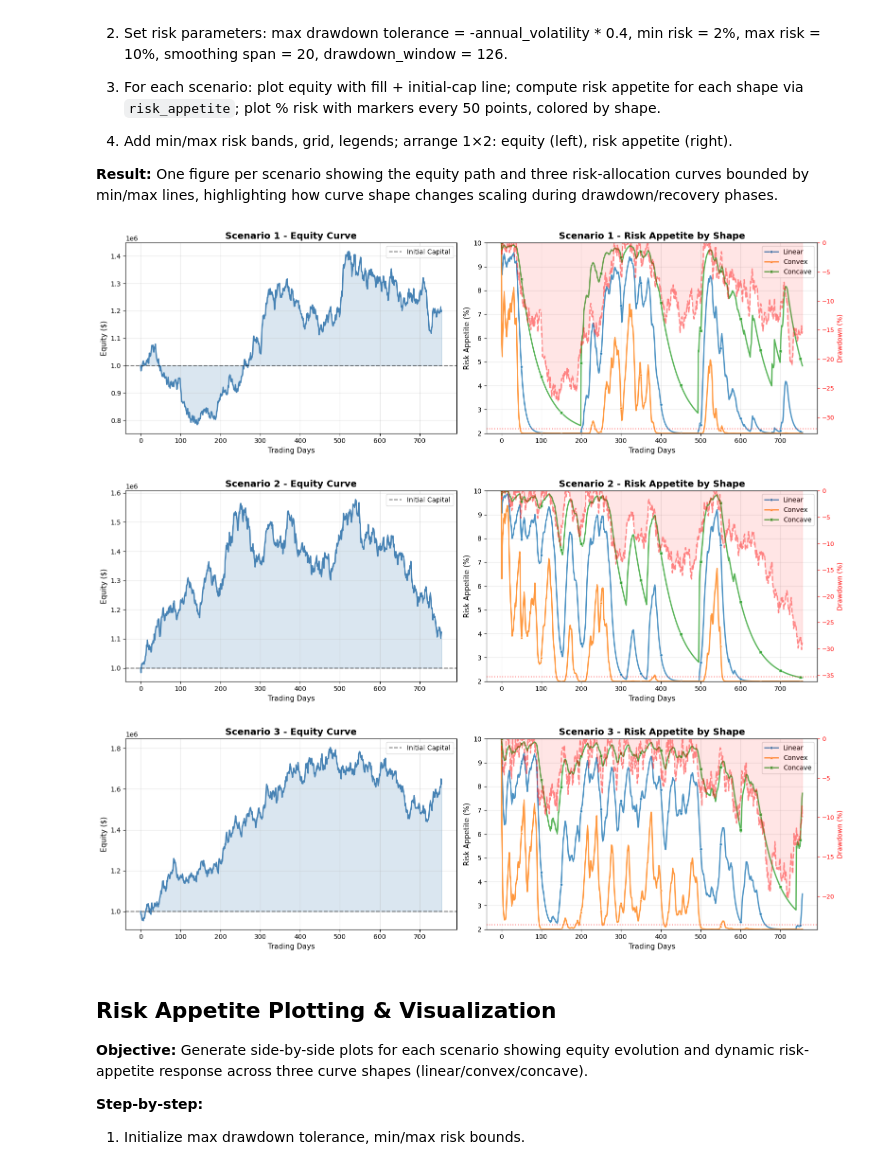
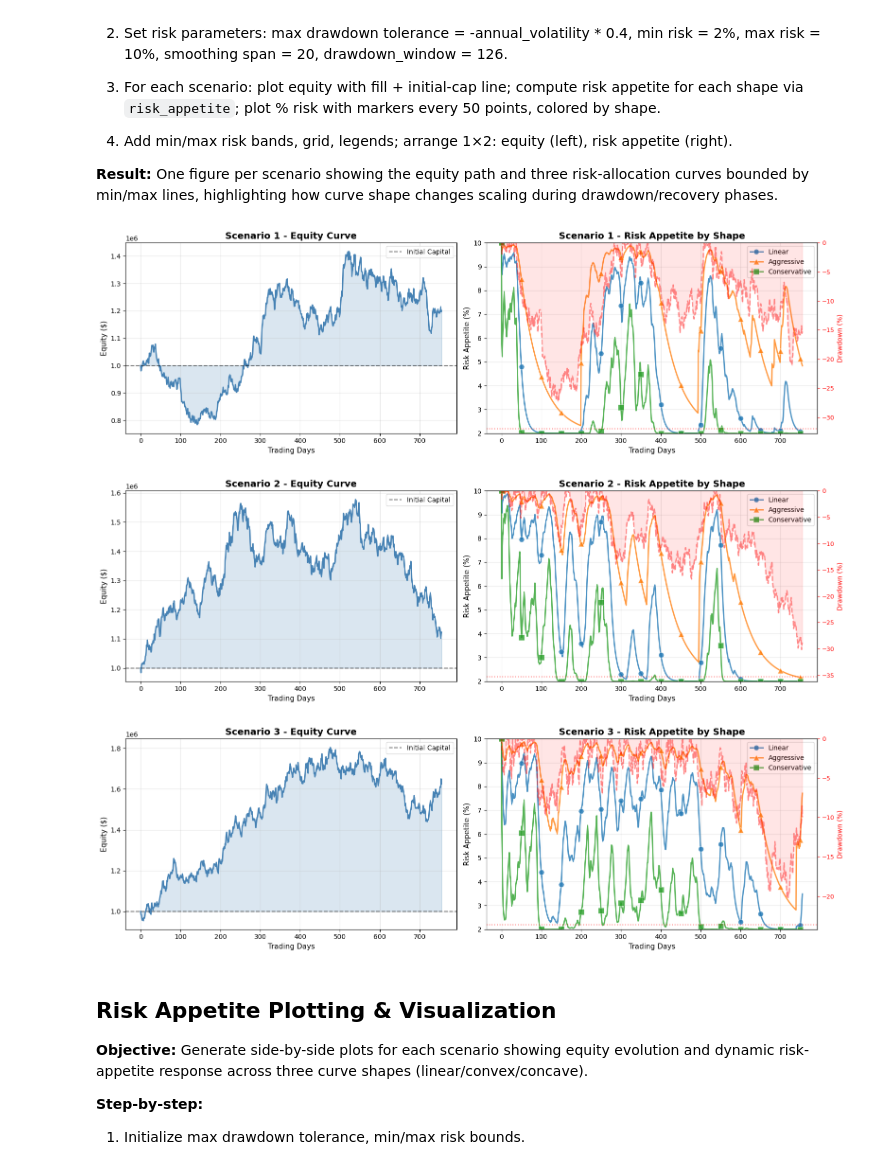
Before and after one commit to PacktPublishing/Algorithmic-Short-Selling-with-Python_Second-Edition, a Jupyter notebook: Chapter 8 LS toolbox.ipynb, the cells around one changed output. Saved outputs shown, nothing was run; the diff lists cells and outputs as text; code cells hidden in the pictures.

Commit message:
Chapter 08 bug fix
Formula for convexity fixed

```diff
--- a/Chapter 8 LS toolbox.ipynb
+++ b/Chapter 8 LS toolbox.ipynb
@@ -58,19 +58,15 @@ Adjusts net exposure for each position's systematic risk (beta). Positions with
 
 **Use Case:** Market-neutral strategies use this to maintain $\approx 0$ net beta exposure while maintaining specific long/short positions.
 # %%
-# ============================================================================
-# DYNAMIC RISK MANAGEMENT
-# ============================================================================
-
 def risk_appetite(equity_curve, max_drawdown_tolerance,
                            min_risk, max_risk,
                            smoothing_span=20,
                            curve_shape='linear',
                            drawdown_window=0):
     """
-    curve_shape : {'linear', 'convex', 'concave'}, default='linear'
-        'convex': Scale up quickly when recovering (aggressive)
-        'concave': Scale up slowly when recovering (conservative)
+    curve_shape : {'linear', 'aggressive', 'conservative'}, default='linear'
+        'aggressive': Scale up quickly when recovering (convex < 1)
+        'conservative': Scale up slowly when recovering (concave > 1)
         'linear': Proportional response
     """
     equity = pd.Series(equity_curve)
@@ -83,7 +79,8 @@ def risk_appetite(equity_curve, max_drawdown_tolerance,
     drawdown = equity / running_max - 1
     normalized = 1 - np.minimum(drawdown / max_drawdown_tolerance, 1)
     smoothed = normalized.ewm(span=smoothing_span).mean()
-    power_map = {'convex': max_risk / min_risk, 'concave': min_risk / max_risk, 'linear': 1}
+    # mapping: convex (<1 aggressive), concave (>1 conservative)
+    power_map = {'aggressive': min_risk / max_risk, 'conservative': max_risk / min_risk, 'linear': 1}
     power = power_map.get(curve_shape, 1)
     transformed = smoothed ** power
     risk_appetite = min_risk + (max_risk - min_risk) * transformed
@@ -212,13 +209,13 @@ for scenario_name, equity_path in scenarios.items():
 
     # Define markers and colors for each shape
     shape_styles = {
-        'linear': {'marker': 'o', 'color': '#1f77b4', 'markersize': 4},
-        'convex': {'marker': '^', 'color': '#ff7f0e', 'markersize': 5},
-        'concave': {'marker': 's', 'color': '#2ca02c', 'markersize': 4}
+        'linear': {'marker': 'o', 'color': '#1f77b4', 'markersize': 8},
+        'aggressive': {'marker': '^', 'color': '#ff7f0e', 'markersize': 8},
+        'conservative': {'marker': 's', 'color': '#2ca02c', 'markersize': 8}
     }
 
     # Calculate risk appetite for each curve shape
-    for shape in ['linear', 'convex', 'concave']:
+    for shape in ['linear', 'aggressive', 'conservative']:
         risk_app = risk_appetite(equity_path, max_dd_tol,
                            min_risk_val, max_risk_val,
                            smoothing_span=20,
@@ -235,36 +232,36 @@ for scenario_name, equity_path in scenarios.items():
                     marker=style['marker'],
                     markevery=50,
                     markersize=style['markersize'],
                     markerfacecolor=style['color'],
                     markeredgecolor='white',
                     markeredgewidth=0.5)
 
     # Secondary axis for drawdown (keep subtle to avoid clutter)
     dd = pd.Series(equity_path) / pd.Series(equity_path).cummax() - 1
     ax_dd = ax_risk.twinx()
     x_dd = np.arange(len(dd))
     ax_dd.fill_between(x_dd, dd * 100, 0, color='red', alpha=0.1, step='mid')
     ax_dd.plot(x_dd, dd * 100, color='red', alpha=0.4, linewidth= 2, linestyle='--', label='Drawdown')
     ax_dd.set_ylabel('Drawdown (%)', fontsize=10, color='red')
     ax_dd.tick_params(axis='y', labelsize=9, colors='red')
     ax_dd.set_ylim(dd.min() * 120, 0)
     ax_dd.grid(False)
 
     ax_risk.set_title(f'{scenario_name} - Risk Appetite by Shape', fontsize=14, fontweight='bold')
     ax_risk.set_ylabel('Risk Appetite (%)', fontsize=11)
     ax_risk.set_xlabel('Trading Days', fontsize=11)
     ax_risk.set_ylim([min_risk_val*100, max_risk_val*100])
     ax_risk.grid(True, alpha=0.3)
     ax_risk.legend(fontsize=10, loc='best')
     ax_risk.axhline(y=min_risk_val*110, color='red', linestyle=':', alpha=0.5, linewidth=1.5)
     ax_risk.axhline(y=max_risk_val*110, color='green', linestyle=':', alpha=0.5, linewidth=1.5)
 
     plt.tight_layout()
     plt.show()
 # %% [output]
-[figure, old version]
+[figure, new version]
-[figure, old version]
+[figure, new version]
-[figure, old version]
+[figure, new version]
 # %% [markdown]
 ## Risk Appetite Plotting & Visualization
 
```
